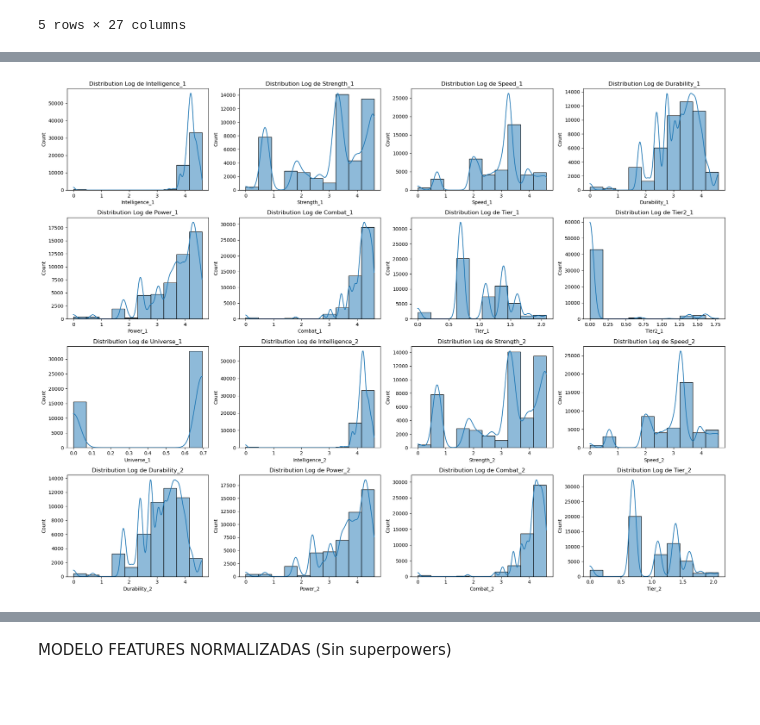
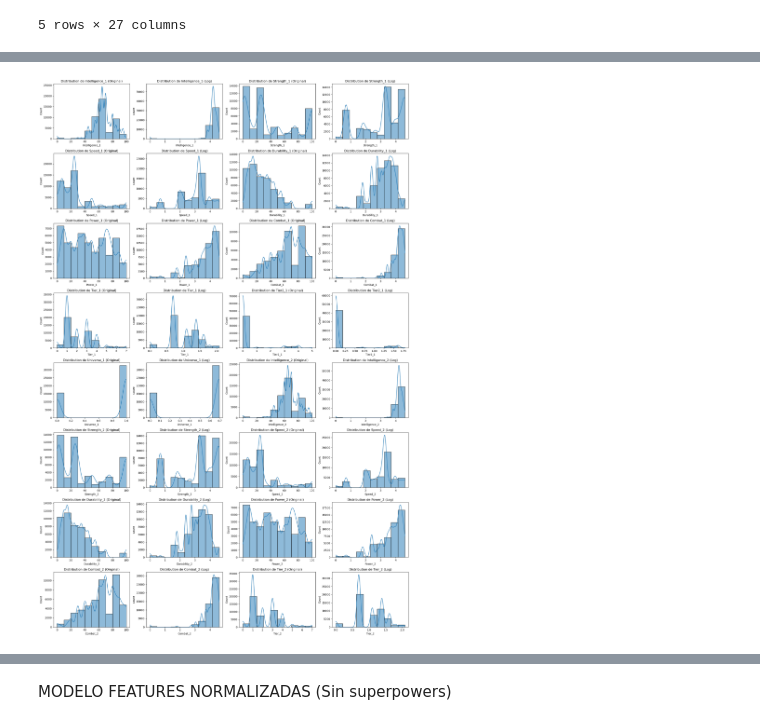
Before and after one commit to Lokhy87/Proyecto-Machine-Learning, a Jupyter notebook: Proyecto_ML.ipynb, the cells around one changed output, grey strips where cells are left out. Saved outputs shown, nothing was run; the diff lists cells and outputs as text; code cells hidden in the pictures; blank space fills up the shorter version.

```diff
--- a/Proyecto_ML.ipynb
+++ b/Proyecto_ML.ipynb
@@ -245,0 +302,5 @@ df_log_transformed = df_pred_battles[num_features].apply(lambda x: np.log1p(x))
+# %%
+# Apply logarithmic transformation and create a new DataFrame with the transformed features
+df_pred_log = df_pred_battles[['Heroe 1', 'Heroe 2'] + num_features].copy()
+for feature in num_features:
+    df_pred_log[feature] = np.log1p(df_pred_log[feature])
@@ -246,10 +339,23 @@ df_log_transformed = df_pred_battles[num_features].apply(lambda x: np.log1p(x))
 # %%
-plt.figure(figsize=(20, 15))
+# Reverting the log transformation for comparison purposes
+df_pred_battles_original = df_pred_battles.copy()
+
+# Undoing the log1p transformation for original features
+for feature in num_features:
+    df_pred_battles_original[feature] = np.expm1(df_pred_battles[feature])
+
+# Plotting original and log-transformed distributions side by side for comparison
+plt.figure(figsize=(20, 30))
 for i, feature in enumerate(num_features[:16]):  # Visualizamos las primeras 16 características numéricas
-    plt.subplot(4, 4, i + 1)
-    sns.histplot(df_log_transformed[feature], bins=10, kde=True)
-    plt.title(f'Distribution Log de {feature}')
+    plt.subplot(8, 4, i * 2 + 1)
+    sns.histplot(df_pred_battles_original[feature], bins=10, kde=True)
+    plt.title(f'Distribution de {feature} (Original)')
+
+    plt.subplot(8, 4, i * 2 + 2)
+    sns.histplot(df_pred_battles[feature], bins=10, kde=True)
+    plt.title(f'Distribution de {feature} (Log)')
+
 plt.tight_layout()
 plt.show()
 # %% [output]
-[figure, old version]
+[figure, new version]
```
Also changed, not shown: parts of 35 cells of this notebook, 1 other file.
